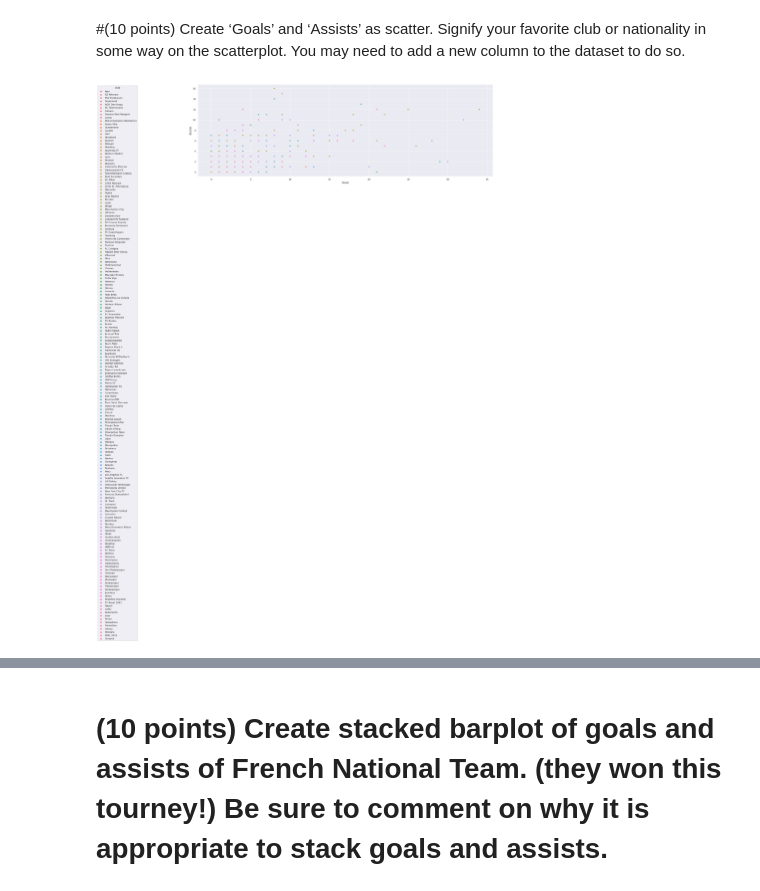
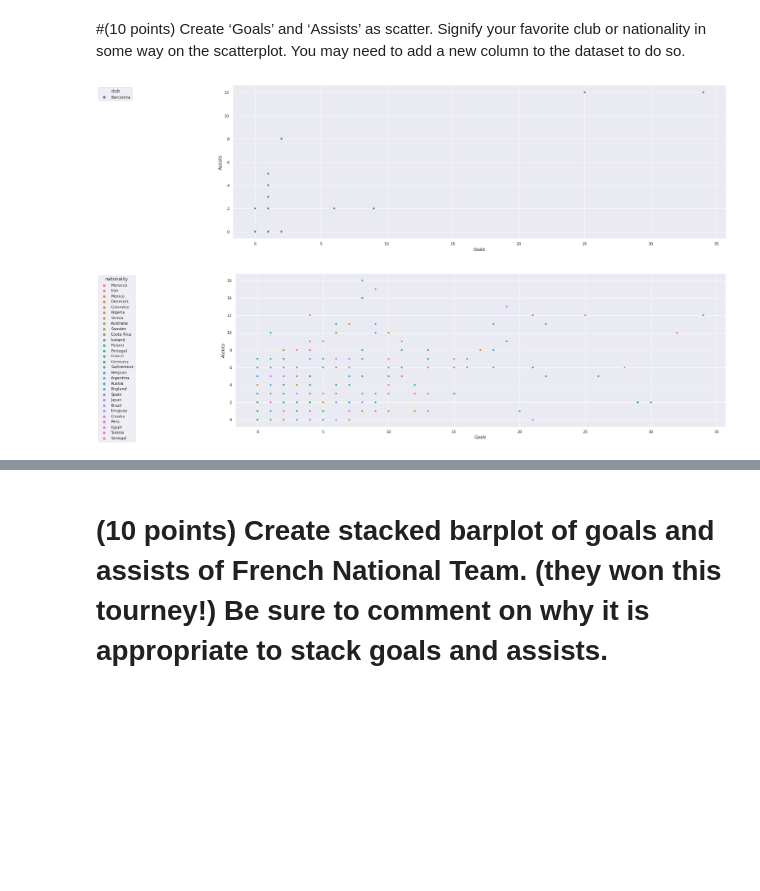
Before and after one commit to sovikapoudel/Data-Visualiation-Spring-2022, a Jupyter notebook: Exam3.ipynb, the cells around one changed output, grey strips where cells are left out. Cells and saved outputs as stored; diff of their text form; code cells hidden in the pictures; blank space fills up the shorter version.

```diff
--- a/Exam3.ipynb
+++ b/Exam3.ipynb
@@ -191,10 +188,17 @@ plt.show()
 # %% [markdown]
 #(10 points) Create ‘Goals’ and ‘Assists’ as scatter. Signify your favorite club or nationality in some way on the scatterplot. You may need to add a new column to the dataset to do so.
+# %%
+sns.set(rc={"figure.figsize":(25, 8)}) #increasing the figure size
+ax = sns.scatterplot(data = Barca, x = 'Goals', y = 'Assists', hue ='club')
+sns.move_legend(ax, "upper right", bbox_to_anchor=(-.2, 1))
+plt.show() #this is only going to plot for the Club Barcelona, "Barca" in this case which is created earlier
+# %% [output]
+[figure, added]
 # %%
 sns.set(rc={"figure.figsize":(25, 8)}) #increasing the figure size
-ax = sns.scatterplot(data = df, x = 'Goals', y = 'Assists', hue ='club')
+ax = sns.scatterplot(data = df, x = 'Goals', y = 'Assists', hue ='nationality')
 sns.move_legend(ax, "upper right", bbox_to_anchor=(-.2, 1))
 plt.show()
-#So here is my scatterplot with different nationality and
+#So here is my overall scatterplot with different nationality, the color is quite confusing but it has plot all the plot of different nationality
 # %% [output]
-[figure, old version]
+[figure, new version]
```
Also changed, not shown: parts of 26 cells of this notebook.
